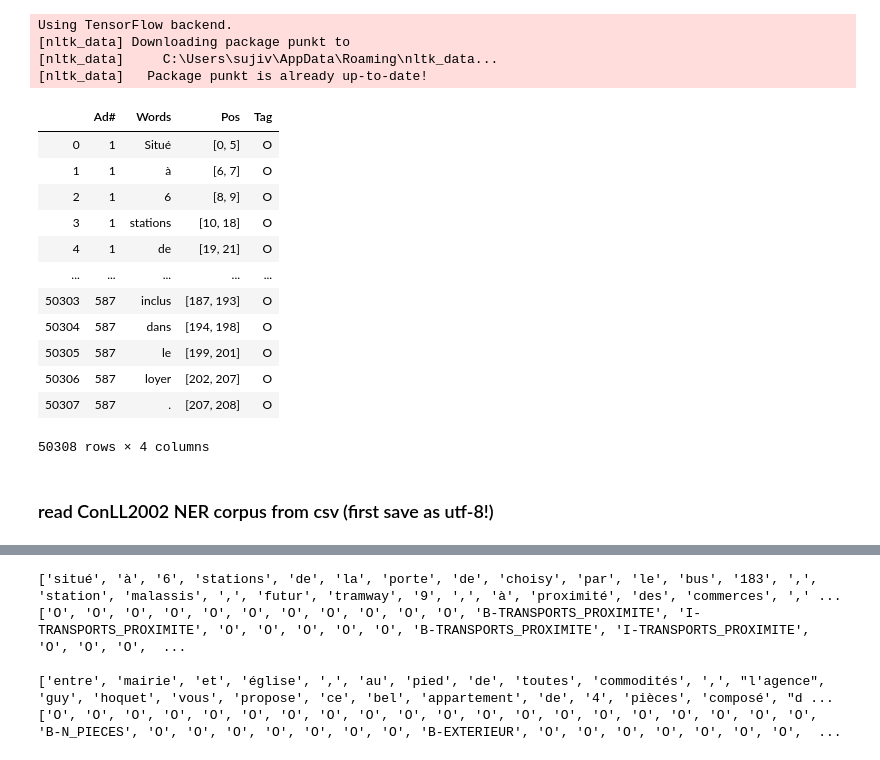
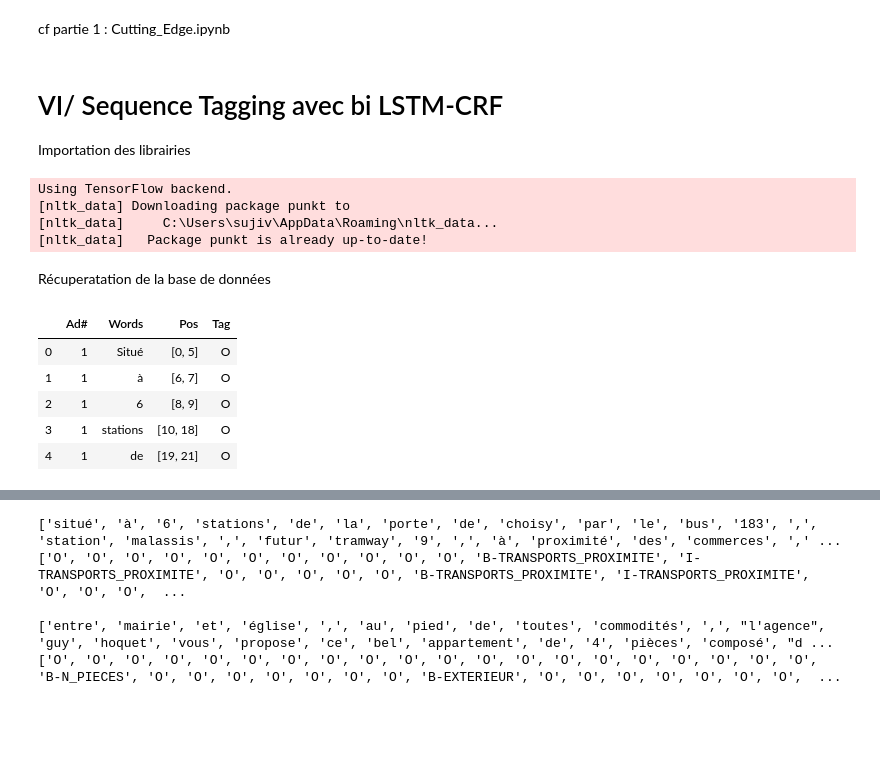
Before and after one commit to ilep/ensiie-project-ner-tagging, a Jupyter notebook: BiLSTM.ipynb, the cells around one changed output, grey strips where cells are left out. Cells and saved outputs as stored; diff of their text form; code cells hidden in the pictures; blank space fills up the shorter version.

Commit message:
'BiLSTM'

```diff
--- a/BiLSTM.ipynb
+++ b/BiLSTM.ipynb
@@ -5,3 +1,9 @@ generate integer-indexed sentences, pos-tags and named entity tags, dictionaries
+# %% [markdown]
+cf partie 1 : Cutting_Edge.ipynb
+# %% [markdown]
+# VI/ Sequence Tagging avec bi LSTM-CRF
+
+Importation des librairies
 # %%
 import pandas as pd
 import numpy as np
@@ -21,6 +23,8 @@ Using TensorFlow backend.
 [nltk_data] Downloading package punkt to
 [nltk_data]     C:\Users\sujiv\AppData\Roaming\nltk_data...
 [nltk_data]   Package punkt is already up-to-date!
+# %% [markdown]
+Récuperatation de la base de données
 # %%
 def from_ad_to_dataframe(line, nb_line):
     """Fonction qui à partir d'une ligne d'un fichier Json de créer une dataframe à
@@ -107,19 +111,12 @@ for i in range(1,6):
             line = fp.readline()
             cnt += 1
 # %%
-df
+df.head()
 # %% [output]
 |  | Ad# | Words | Pos | Tag |
 | 0 | 1 | Situé | [0, 5] | O |
 | 1 | 1 | à | [6, 7] | O |
 | 2 | 1 | 6 | [8, 9] | O |
 | 3 | 1 | stations | [10, 18] | O |
 | 4 | 1 | de | [19, 21] | O |
-| ... | ... | ... | ... | ... |
-| 50303 | 587 | inclus | [187, 193] | O |
-| 50304 | 587 | dans | [194, 198] | O |
-| 50305 | 587 | le | [199, 201] | O |
-| 50306 | 587 | loyer | [202, 207] | O |
-| 50307 | 587 | . | [207, 208] | O |
-50308 rows × 4 columns
 # %%
@@ -171,2 +160,0 @@ TEST_SIZE = 0.20
-# %% [markdown]
-### read ConLL2002 NER corpus from csv (first save as utf-8!)
```
Also changed, not shown: parts of 45 cells of this notebook, 1 other file.
